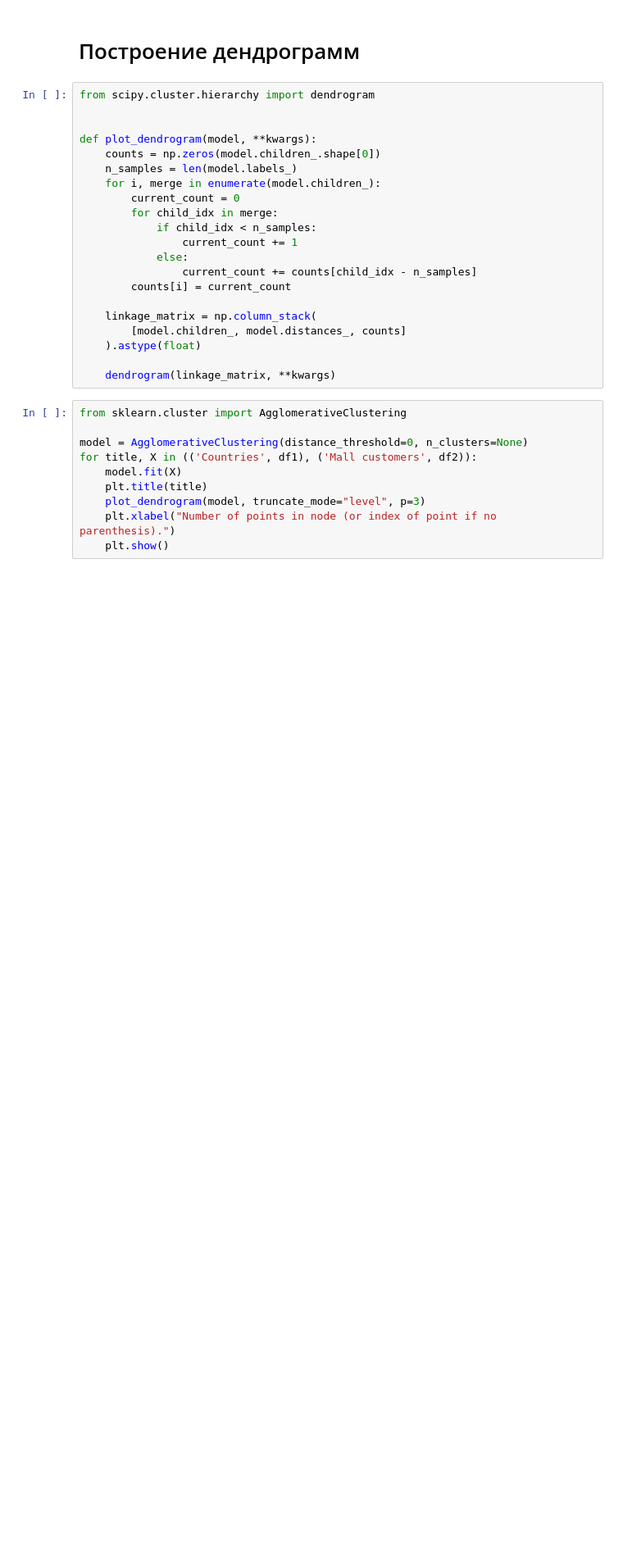
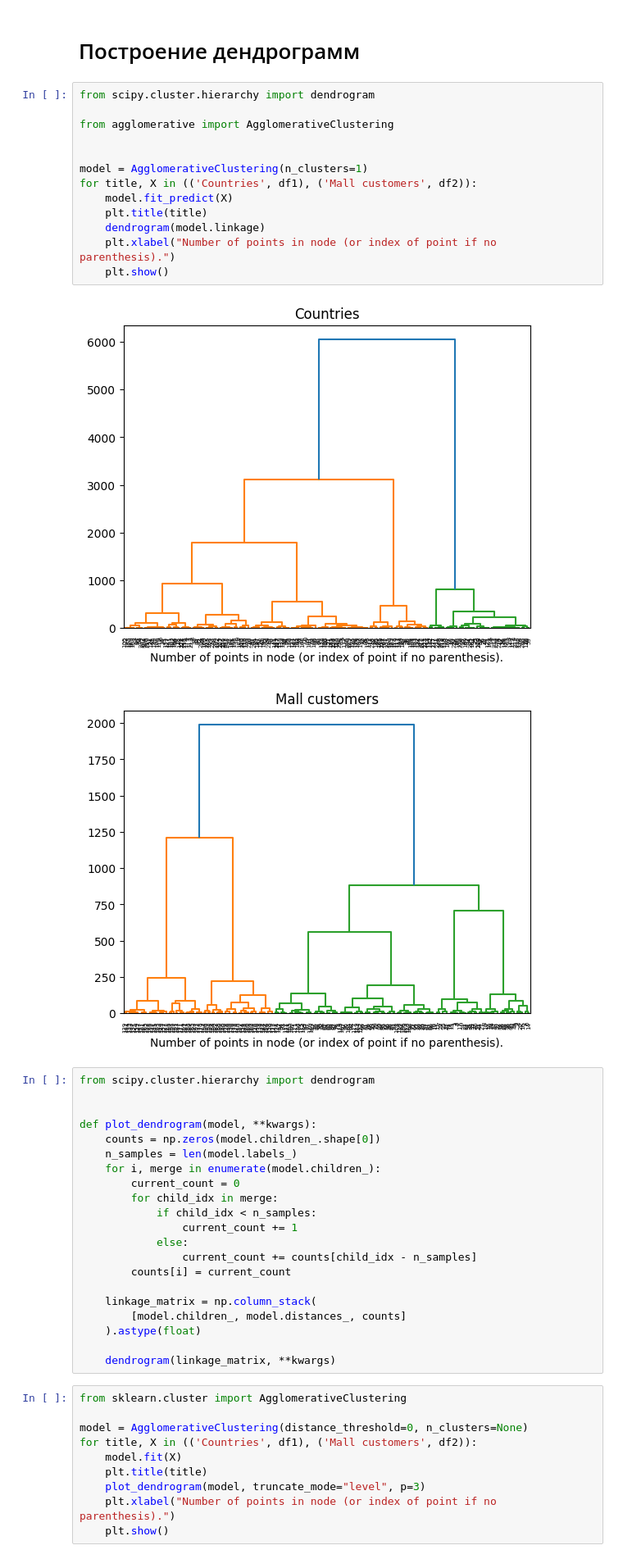
Before and after one commit to sanchous1000/fall-24, a Jupyter notebook: students/as-harlamov/lab1/source/main.ipynb, the cells around one changed output. Shown at 82% size. Drawn from its saved outputs; the diff is of its cells as text; blank space fills up the shorter version.

Commit message:
Linkage matrix and fix pictures

```diff
--- a/students/as-harlamov/lab1/source/main.ipynb
+++ b/students/as-harlamov/lab1/source/main.ipynb
@@ -102,6 +102,22 @@ plt.show()
 [figure]
 # %% [markdown]
 # Построение дендрограмм
+# %%
+from scipy.cluster.hierarchy import dendrogram
+
+from agglomerative import AgglomerativeClustering
+
+
+model = AgglomerativeClustering(n_clusters=1)
+for title, X in (('Countries', df1), ('Mall customers', df2)):
+	model.fit_predict(X)
+	plt.title(title)
+	dendrogram(model.linkage)
+	plt.xlabel("Number of points in node (or index of point if no parenthesis).")
+	plt.show()
+# %% [output]
+[figure, added]
+[figure, added]
 # %%
 from scipy.cluster.hierarchy import dendrogram
 
```
Also changed, not shown: parts of 3 cells of this notebook, 4 other files.
